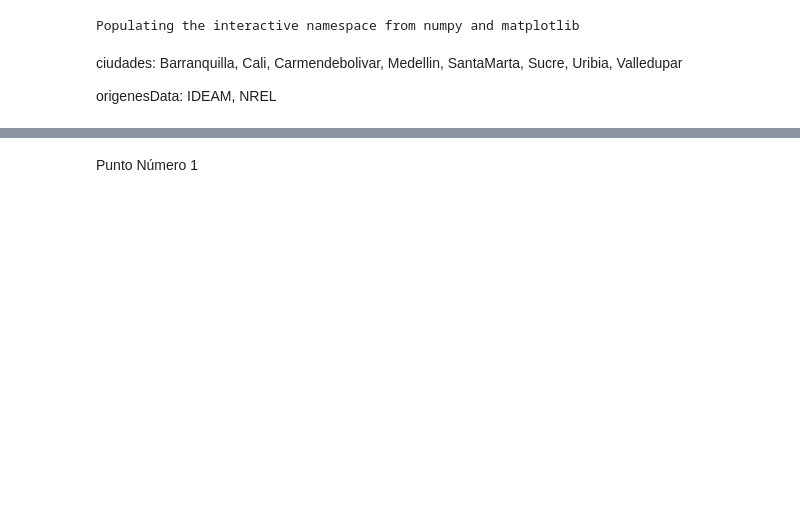
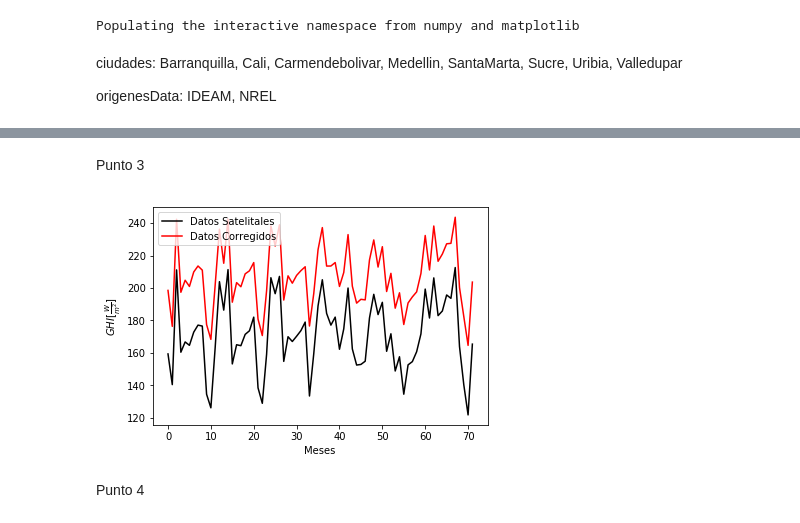
Before and after one commit to JuanVillegasSantos/Herramientas-Computacionales-IMEC3602, a Jupyter notebook: 02_taller01/solucionTaller.ipynb, the cells around one changed output, grey strips where cells are left out. Cells and saved outputs as stored; diff of their text form; code cells hidden in the pictures; blank space fills up the shorter version.

```diff
--- a/02_taller01/solucionTaller.ipynb
+++ b/02_taller01/solucionTaller.ipynb
@@ -61,2 +70,2 @@ ghiMensual('Cali','IDEAM')
-# %% [markdown]
-Punto Número 1
+# %% [markdown]
+Punto 3
@@ -62,0 +116,6 @@ Punto Número 1
+# %%
+plotPorCiudad(2007,1,2015,1,"Barranquilla")
+# %% [output]
+[figure, added]
+# %% [markdown]
+Punto 4
```
Also changed, not shown: parts of 9 cells of this notebook, 1 other file.
